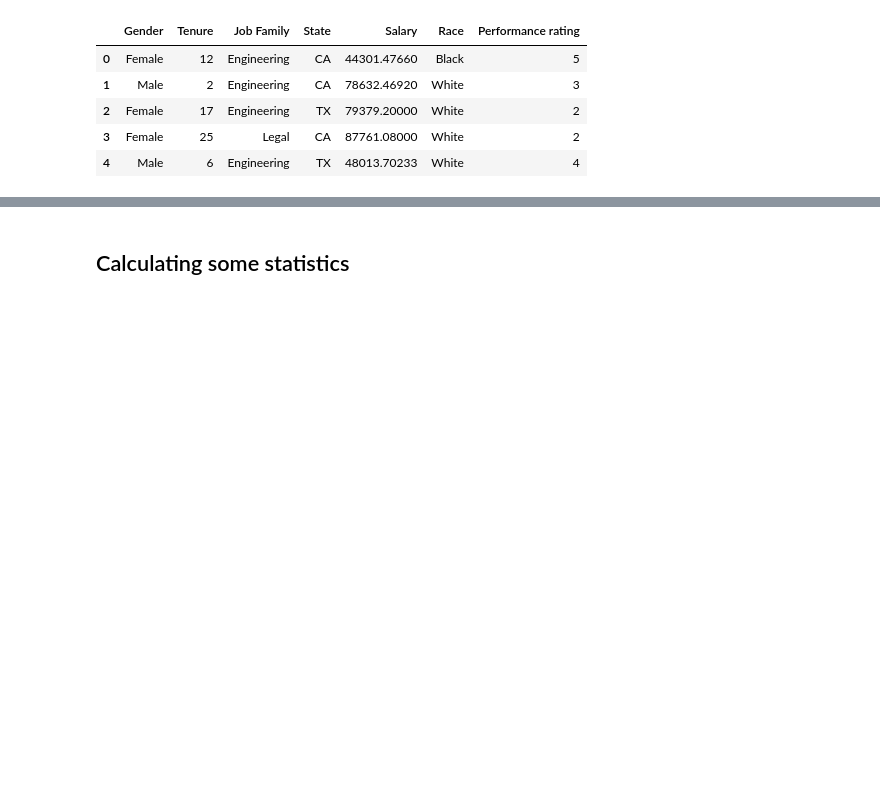
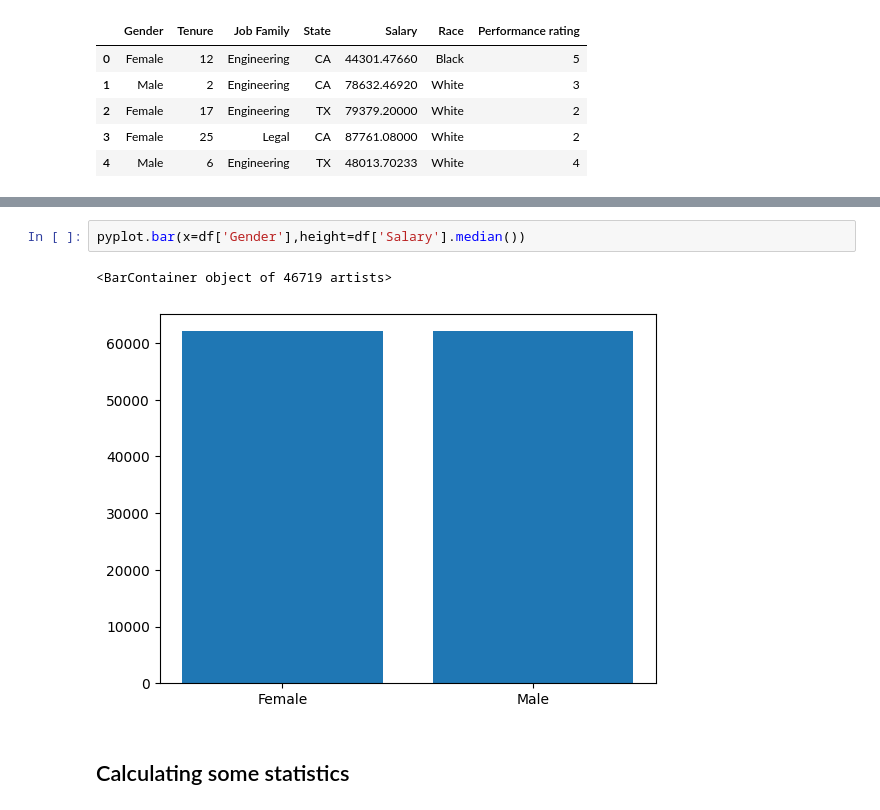
Before and after one commit to jacksoncaquino/Pay-Equity-Analysis, a Jupyter notebook: Pay-Equity-Analysis.ipynb, the cells around one changed output, grey strips where cells are left out. Drawn from its saved outputs; the diff is of its cells as text; blank space fills up the shorter version.

```diff
--- a/Pay-Equity-Analysis.ipynb
+++ b/Pay-Equity-Analysis.ipynb
@@ -24,3 +31,8 @@ df.head()
+# %%
+pyplot.bar(x=df['Gender'],height=df['Salary'].median())
+# %% [output]
+<BarContainer object of 46719 artists>
+[figure, added]
 # %% [markdown]
 ## Calculating some statistics
 # %%
```
Also changed, not shown: parts of 6 cells of this notebook.
